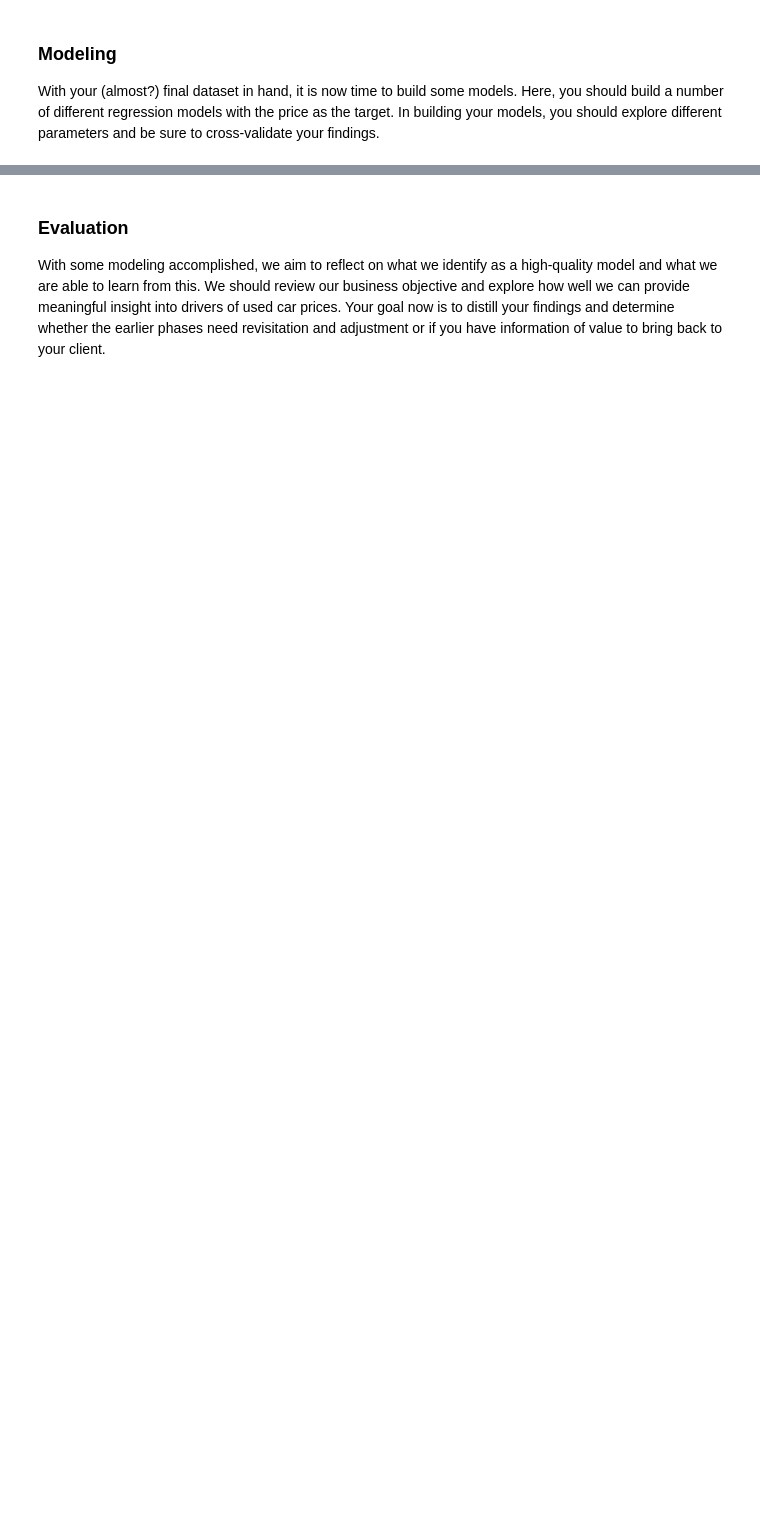
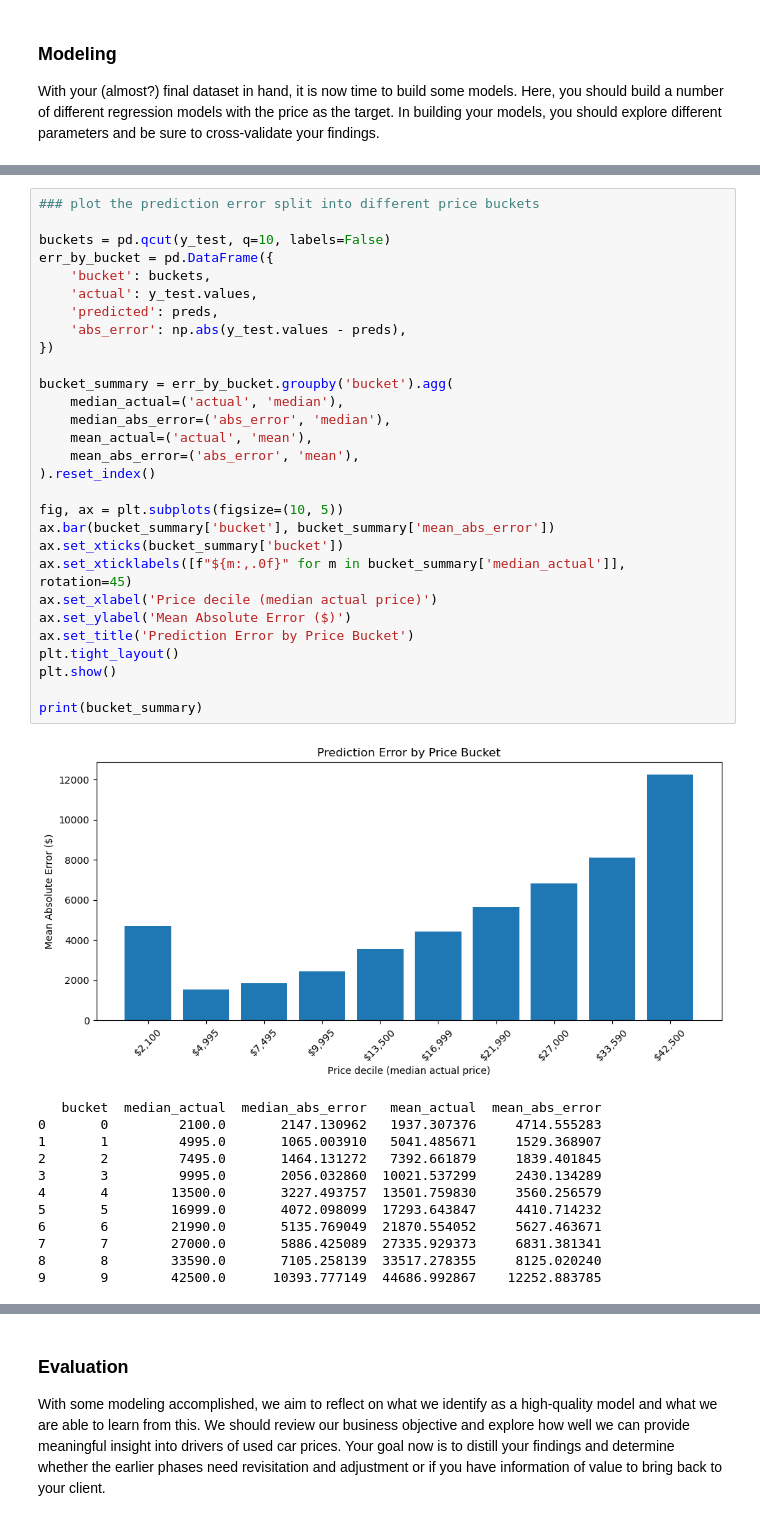
Before and after one commit to cnolan3/used_car_prices, a Jupyter notebook: pa2_starter/prompt_II.ipynb, the cells around one changed output, grey strips where cells are left out. Saved outputs shown, nothing was run; the diff lists cells and outputs as text; blank space fills up the shorter version.

```diff
--- a/pa2_starter/prompt_II.ipynb
+++ b/pa2_starter/prompt_II.ipynb
@@ -412,0 +538,42 @@ With your (almost?) final dataset in hand, it is now time to build some models.
+# %%
+### plot the prediction error split into different price buckets
+
+buckets = pd.qcut(y_test, q=10, labels=False)
+err_by_bucket = pd.DataFrame({
+    'bucket': buckets,
+    'actual': y_test.values,
+    'predicted': preds,
+    'abs_error': np.abs(y_test.values - preds),
+})
+
+bucket_summary = err_by_bucket.groupby('bucket').agg(
+    median_actual=('actual', 'median'),
+    median_abs_error=('abs_error', 'median'),
+    mean_actual=('actual', 'mean'),
+    mean_abs_error=('abs_error', 'mean'),
+).reset_index()
+
+fig, ax = plt.subplots(figsize=(10, 5))
+ax.bar(bucket_summary['bucket'], bucket_summary['mean_abs_error'])
+ax.set_xticks(bucket_summary['bucket'])
+ax.set_xticklabels([f"${m:,.0f}" for m in bucket_summary['median_actual']], rotation=45)
+ax.set_xlabel('Price decile (median actual price)')
+ax.set_ylabel('Mean Absolute Error ($)')
+ax.set_title('Prediction Error by Price Bucket')
+plt.tight_layout()
+plt.show()
+
+print(bucket_summary)
+# %% [output]
+[figure, added]
+   bucket  median_actual  median_abs_error   mean_actual  mean_abs_error
+0       0         2100.0       2147.130962   1937.307376     4714.555283
+1       1         4995.0       1065.003910   5041.485671     1529.368907
+2       2         7495.0       1464.131272   7392.661879     1839.401845
+3       3         9995.0       2056.032860  10021.537299     2430.134289
+4       4        13500.0       3227.493757  13501.759830     3560.256579
+5       5        16999.0       4072.098099  17293.643847     4410.714232
+6       6        21990.0       5135.769049  21870.554052     5627.463671
+7       7        27000.0       5886.425089  27335.929373     6831.381341
+8       8        33590.0       7105.258139  33517.278355     8125.020240
+9       9        42500.0      10393.777149  44686.992867    12252.883785
```
Also changed, not shown: parts of 13 cells of this notebook.
